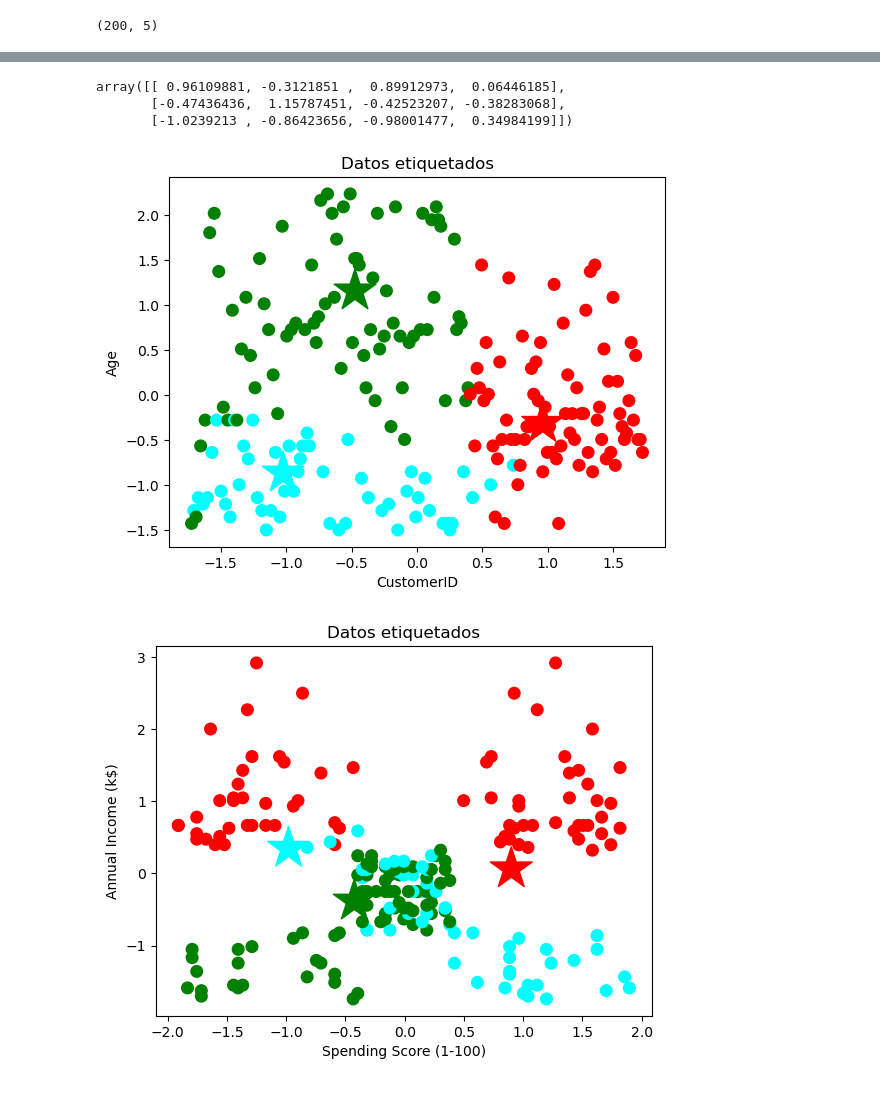
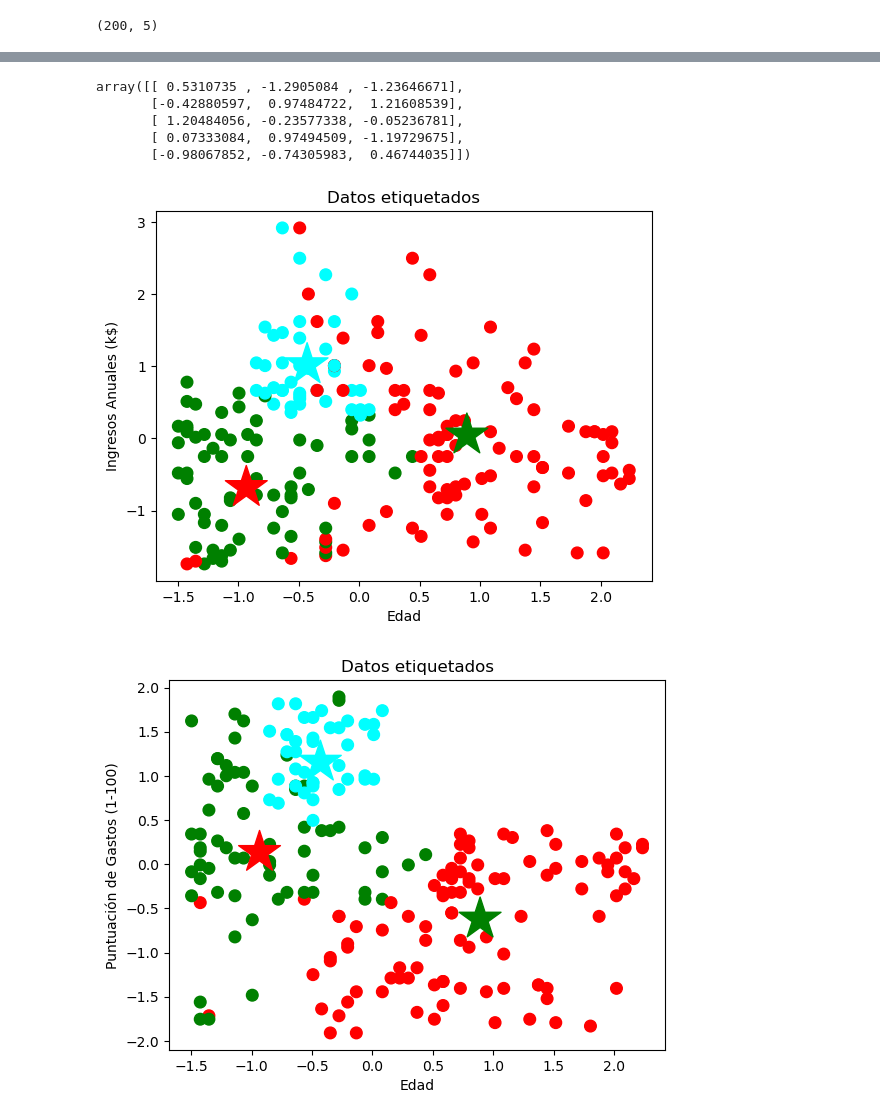
Before and after one commit to AnalisisDeDatosGrupo-202016908-5/An-lisis-de-Datos, a Jupyter notebook: Algoritmo_no_Supervisado_2.ipynb, the cells around one changed output, grey strips where cells are left out. Cells and saved outputs as stored; diff of their text form; code cells hidden in the pictures.

```diff
--- a/Algoritmo_no_Supervisado_2.ipynb
+++ b/Algoritmo_no_Supervisado_2.ipynb
@@ -29,4 +36,5 @@ dataset.shape
 # %% [output]
 (200, 5)
 # %%
-data=dataset.drop(['Gender'], axis=1)
+#Eliminamos las columnas Genero y ClienteID
+data=dataset.drop(['CustomerID','Gender'], axis=1)
@@ -33 +54,3 @@ data=dataset.drop(['Gender'], axis=1)
+# %%
+data = data.rename(columns={'Age':'Edad','Annual Income (k$)':'Ingresos Anuales (k$)','Spending Score (1-100)':'Puntuación de Gastos (1-100)'})
 # %%
@@ -133,11 +155,13 @@ plt.show()
 # %%
-kmeans = KMeans(n_clusters=3).fit(X)
+kmeans = KMeans(n_clusters=5).fit(X)
 centroids = kmeans.cluster_centers_
 centroids
 # %% [output]
-array([[ 0.96109881, -0.3121851 ,  0.89912973,  0.06446185],
-       [-0.47436436,  1.15787451, -0.42523207, -0.38283068],
-       [-1.0239213 , -0.86423656, -0.98001477,  0.34984199]])
+array([[ 0.5310735 , -1.2905084 , -1.23646671],
+       [-0.42880597,  0.97484722,  1.21608539],
+       [ 1.20484056, -0.23577338, -0.05236781],
+       [ 0.07333084,  0.97494509, -1.19729675],
+       [-0.98067852, -0.74305983,  0.46744035]])
 # %%
 # Obtenemos las etiquetas de cada punto de nuestros datos
 labels = kmeans.labels_
@@ -148,25 +172,25 @@ asignar=[]
 for row in labels:
     asignar.append(colores[row])
 # %%
-f1 = X['CustomerID'].values
-f2 = X['Age'].values
+f1 = X['Edad'].values
+f2 = X['Ingresos Anuales (k$)'].values
 plt.scatter(f1, f2, c=asignar, s=70)
 plt.scatter(C[:, 0], C[:, 1], marker='*', c=colores, s=1000)
 plt.title('Datos etiquetados')
-plt.xlabel('CustomerID')
-plt.ylabel('Age')
+plt.xlabel('Edad')
+plt.ylabel('Ingresos Anuales (k$)')
 plt.show()
 # %% [output]
-[figure, old version]
+[figure, new version]
 # %%
-f1 = X['Spending Score (1-100)'].values
-f2 = X['Annual Income (k$)'].values
+f1 = X['Edad'].values
+f2 = X['Puntuación de Gastos (1-100)'].values
 plt.scatter(f1, f2, c=asignar, s=70)
-plt.scatter(C[:, 2], C[:, 3], marker='*', c=colores, s=1000)
+plt.scatter(C[:, 0], C[:, 2], marker='*', c=colores, s=1000)
 plt.title('Datos etiquetados')
-plt.xlabel('Spending Score (1-100)')
-plt.ylabel('Annual Income (k$)')
+plt.xlabel('Edad')
+plt.ylabel('Puntuación de Gastos (1-100)')
 plt.show()
 # %% [output]
-[figure, old version]
+[figure, new version]
 # %%
```
Also changed, not shown: parts of 30 cells of this notebook.
